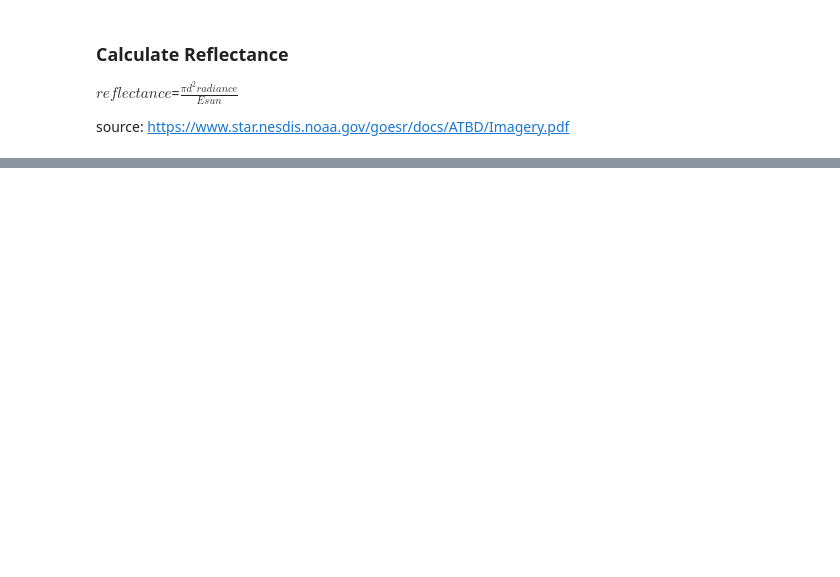
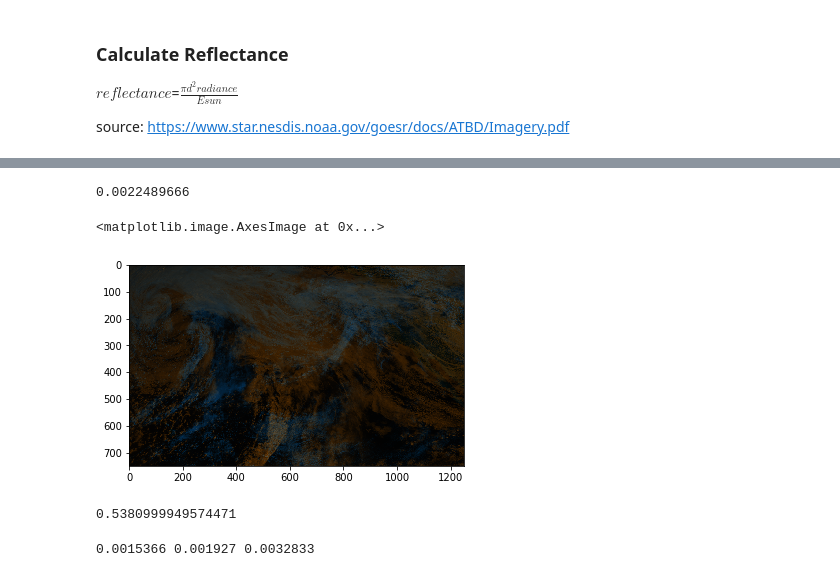
Before and after one commit to Pearl-Ayem/AWS-with-GeoScience-Beginner, a Jupyter notebook: GOES17 true colour test.ipynb, the cells around one changed output, grey strips where cells are left out. Cells and saved outputs as stored; diff of their text form; code cells hidden in the pictures; blank space fills up the shorter version.

```diff
--- a/GOES17 true colour test.ipynb
+++ b/GOES17 true colour test.ipynb
@@ -298,0 +316,28 @@ plt.imshow((nrg * 255).astype(np.uint8))
+# %%
+def calc_reflectance(radiances,kappa):
+    """
+    converts radiances to reflectance
+    """
+
+    return kappa*radiances
+
+kappa_green=np.average([kappa0,kappa1,kappa2])
+print(kappa_green)
+b_ref=calc_reflectance(blue_rad,kappa0)
+r_ref=calc_reflectance(red_rad,kappa1)
+g_ref=calc_reflectance(green_n,kappa_green)
+
+rgb_ref=np.dstack((r_ref[:b_ref.shape[0],:b_ref.shape[1]],g_ref,b_ref))
+plt.imshow(rgb_ref*255,alpha=1)
+# %% [output]
+0.0022489666
+<matplotlib.image.AxesImage at 0x...>
+[figure, added]
+# %%
+0.23*wavel0+0.4*wavel1+0.2*wavel2
+# %% [output]
+0.5380999949574471
+# %%
+print(kappa0,kappa1,kappa2)
+# %% [output]
+0.0015366 0.001927 0.0032833
```
Also changed, not shown: parts of 8 cells of this notebook.
